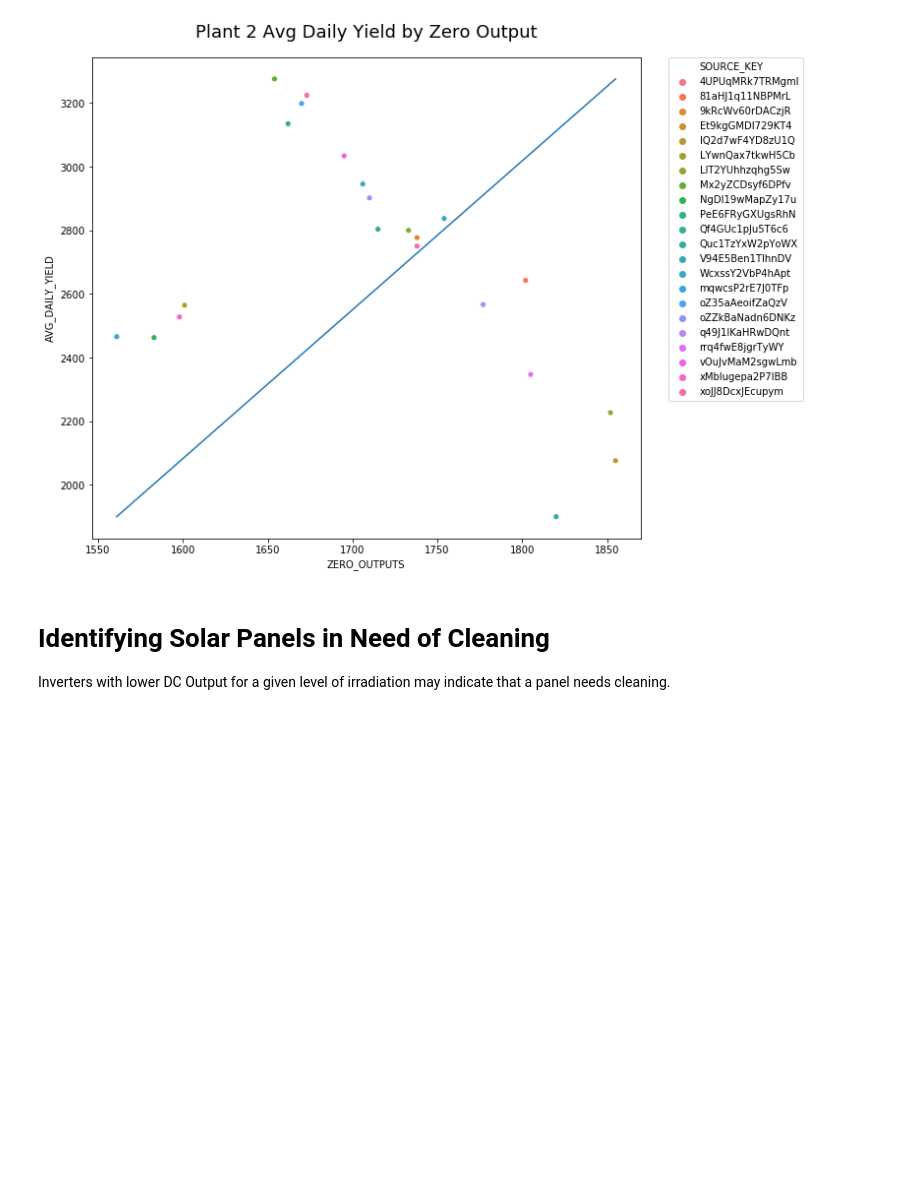
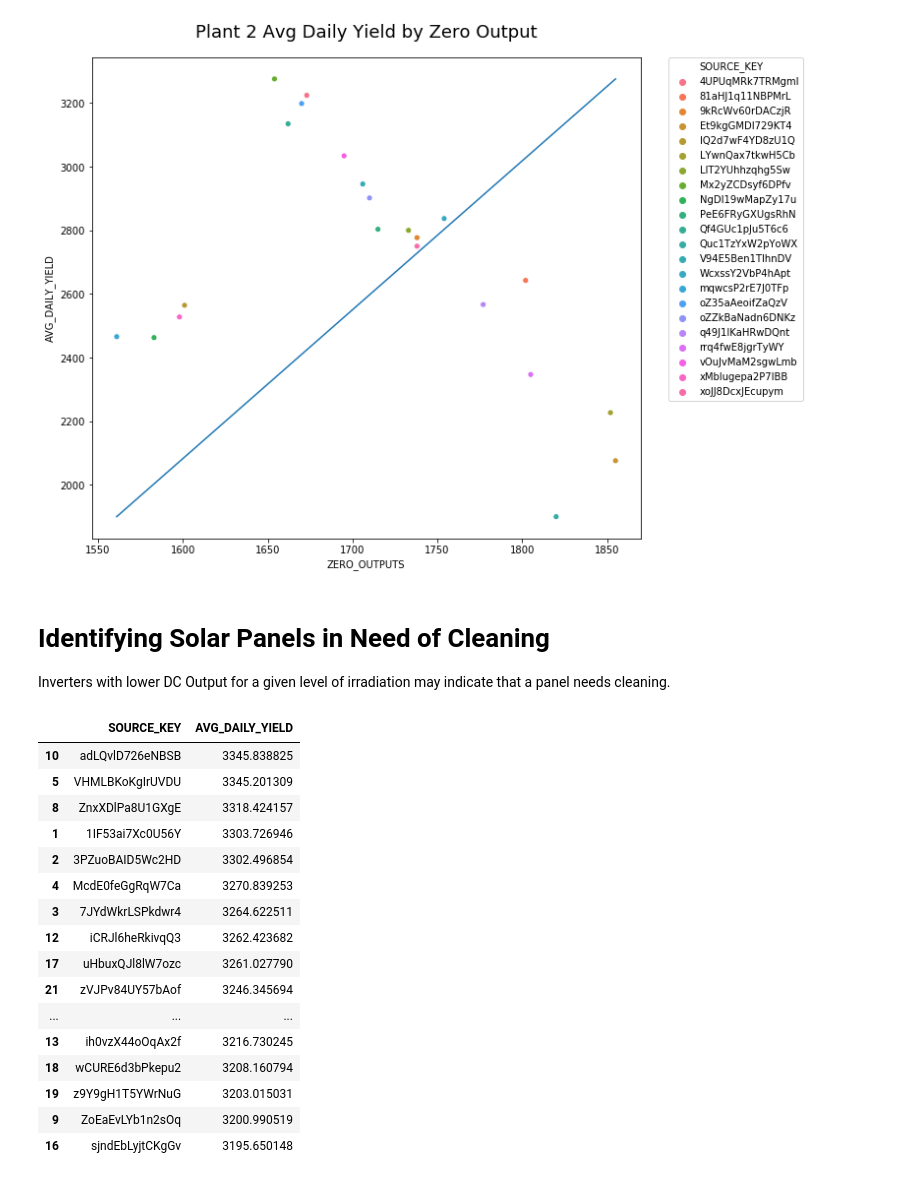
Before and after one commit to CloudforestTechnologies/solar-power-generation-project, a Jupyter notebook: Notebooks/2.0-pm-detecting-faulty-inverters.ipynb, the cells around one changed output. Cells and saved outputs as stored; diff of their text form; code cells hidden in the pictures; blank space fills up the shorter version.

Commit message:
Good plant filtering work in progress.

```diff
--- a/Notebooks/2.0-pm-detecting-faulty-inverters.ipynb
+++ b/Notebooks/2.0-pm-detecting-faulty-inverters.ipynb
@@ -105,3 +103,29 @@ Inverters with lower DC Output for a given level of irradiation may indicate tha
+# %%
+# Filter out faulty inverters
+
+# PLant 1
+df_plant1_good = df_plant1.groupby(['SOURCE_KEY'])[['SOURCE_KEY', 'AVG_DAILY_YIELD']].mean().reset_index().sort_values('AVG_DAILY_YIELD', ascending = False)
+df_plant1_good = df_plant1_good[df_plant1_good['AVG_DAILY_YIELD'] > 3180]
+
+df_plant1_good
+# %% [output]
+|  | SOURCE_KEY | AVG_DAILY_YIELD |
+| 10 | adLQvlD726eNBSB | 3345.838825 |
+| 5 | VHMLBKoKgIrUVDU | 3345.201309 |
+| 8 | ZnxXDlPa8U1GXgE | 3318.424157 |
+| 1 | 1IF53ai7Xc0U56Y | 3303.726946 |
+| 2 | 3PZuoBAID5Wc2HD | 3302.496854 |
+| 4 | McdE0feGgRqW7Ca | 3270.839253 |
+| 3 | 7JYdWkrLSPkdwr4 | 3264.622511 |
+| 12 | iCRJl6heRkivqQ3 | 3262.423682 |
+| 17 | uHbuxQJl8lW7ozc | 3261.027790 |
+| 21 | zVJPv84UY57bAof | 3246.345694 |
+| ... | ... | ... |
+| 13 | ih0vzX44oOqAx2f | 3216.730245 |
+| 18 | wCURE6d3bPkepu2 | 3208.160794 |
+| 19 | z9Y9gH1T5YWrNuG | 3203.015031 |
+| 9 | ZoEaEvLYb1n2sOq | 3200.990519 |
+| 16 | sjndEbLyjtCKgGv | 3195.650148 |
 # %%
 # Linear regression for DC Power
 # %%
```
Also changed, not shown: parts of 1 cell of this notebook.
